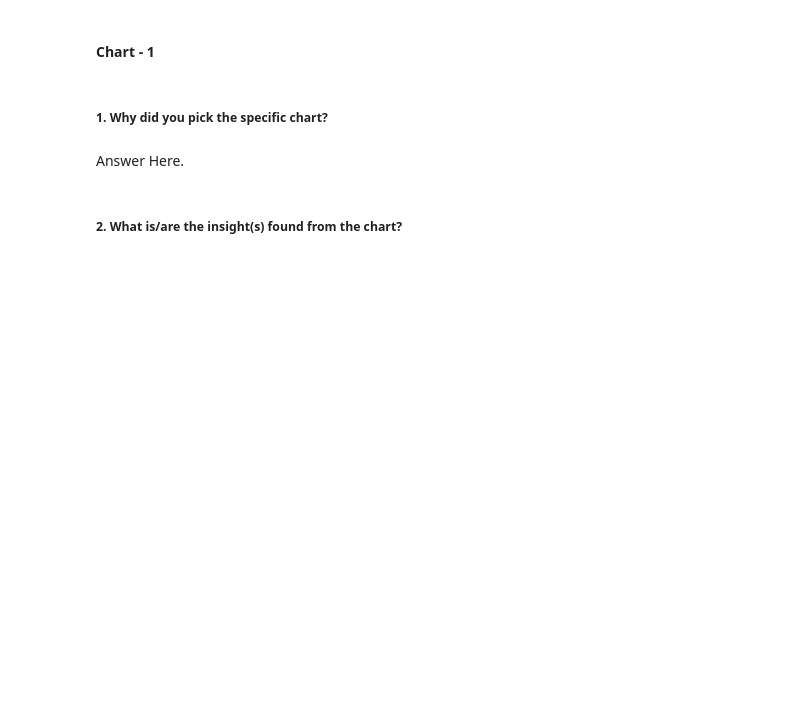
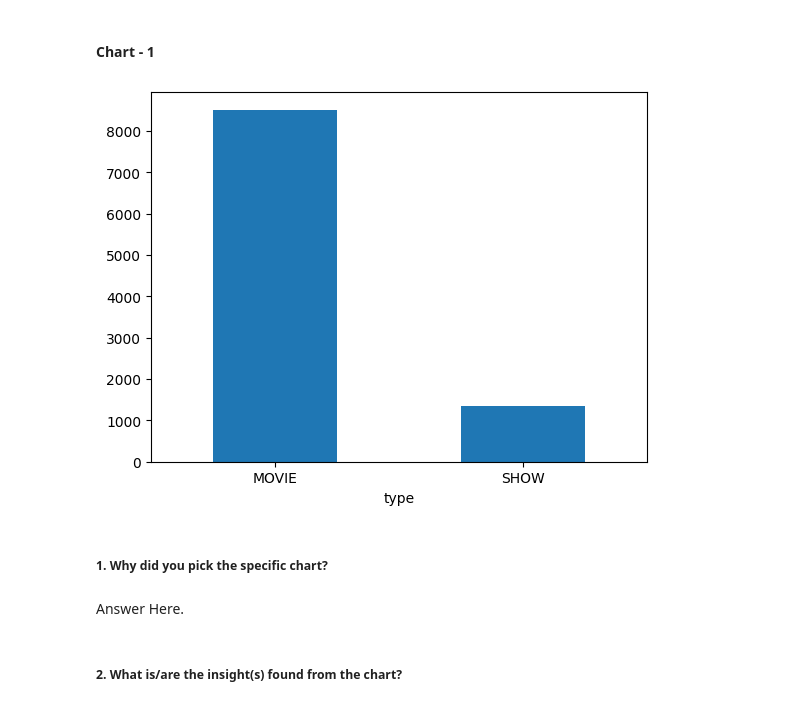
Before and after one commit to Ankush432-cloud/Amazon_Prime_TV_Shows_and_Movies_EDA_Project, a Jupyter notebook: Amazon_Prime_TV_Shows_and_Movies_EDA.ipynb, the cells around one changed output. Drawn from its saved outputs; the diff is of its cells as text; code cells hidden in the pictures; blank space fills up the shorter version.

```diff
--- a/Amazon_Prime_TV_Shows_and_Movies_EDA.ipynb
+++ b/Amazon_Prime_TV_Shows_and_Movies_EDA.ipynb
@@ -613,3 +657,6 @@ Key Insights
    - These missing values were retained as `NaN` because missing information does not imply a value of zero.
 # %% [markdown]
 ## ***4. Data Vizualization, Storytelling & Experimenting with charts : Understand the relationships between variables***
+# %%
+import pandas as pd
+movies_df = pd.read_csv('dataset/clean_titles.csv')
@@ -620,3 +692,8 @@ Key Insights
+# %%
+movies_df['type'].value_counts().plot.bar(rot=0)
+plt.show()
+# %% [output]
+[figure, added]
 # %% [markdown]
 ##### 1. Why did you pick the specific chart?
 # %% [markdown]
```
Also changed, not shown: parts of 64 cells of this notebook.
